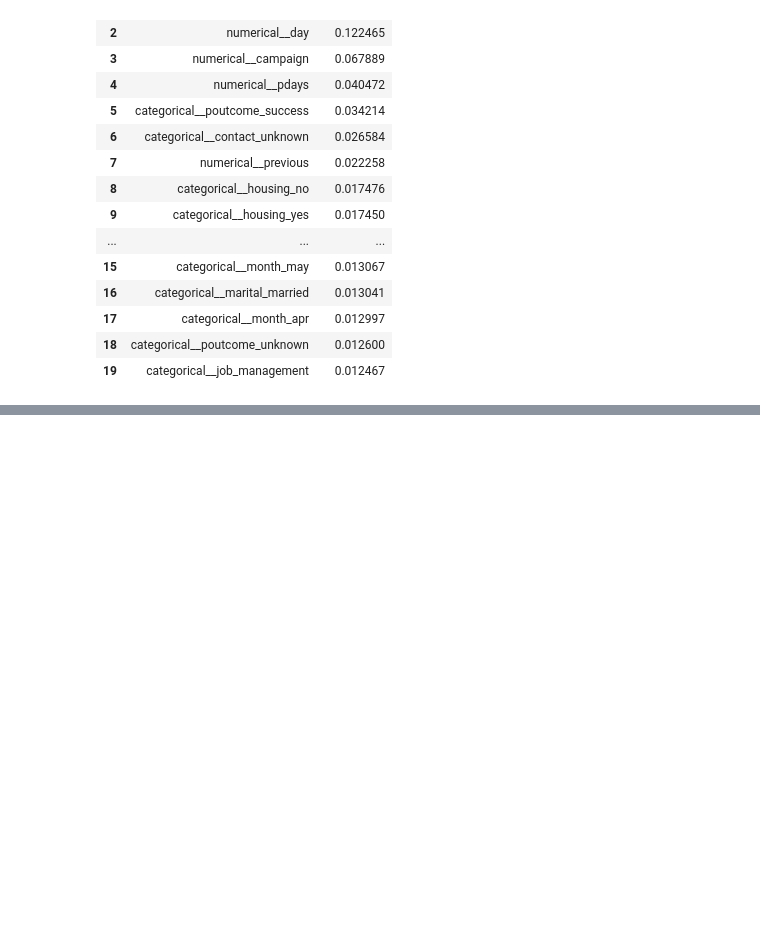
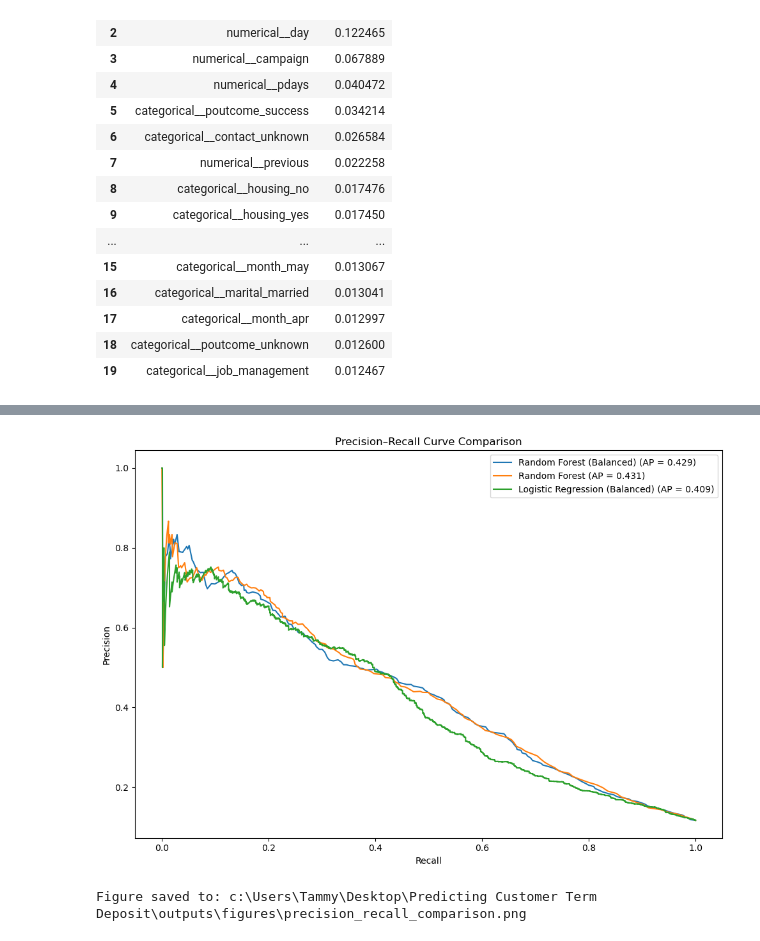
Before and after one commit to Tam-Davies/Predicting-Customer-Term-Deposit-Subscription-Using-Supervised-Machine-Learning, a Jupyter notebook: notebooks/bank_marketing_classification.ipynb, the cells around one changed output, grey strips where cells are left out. Saved outputs shown, nothing was run; the diff lists cells and outputs as text; code cells hidden in the pictures; blank space fills up the shorter version.

```diff
--- a/notebooks/bank_marketing_classification.ipynb
+++ b/notebooks/bank_marketing_classification.ipynb
@@ -853,0 +966,66 @@ print(f"Figure saved to: {feature_plot_path}")
+# %%
+from sklearn.metrics import precision_recall_curve, average_precision_score
+
+plt.figure(figsize=(10, 7))
+
+pr_models = {
+    "Random Forest (Balanced)": (
+        weighted_models["Random Forest (Balanced)"],
+        X_test
+    ),
+    "Random Forest": (
+        models["Random Forest"],
+        X_test
+    ),
+    "Logistic Regression (Balanced)": (
+        weighted_models["Logistic Regression (Balanced)"],
+        X_test
+    )
+}
+
+for name, (model, X_eval) in pr_models.items():
+
+    probabilities = model.predict_proba(X_eval)[:, 1]
+
+    precision, recall, _ = precision_recall_curve(
+        y_test_encoded,
+        probabilities
+    )
+
+    average_precision = average_precision_score(
+        y_test_encoded,
+        probabilities
+    )
+
+    plt.plot(
+        recall,
+        precision,
+        label=f"{name} (AP = {average_precision:.3f})"
+    )
+
+plt.xlabel("Recall")
+plt.ylabel("Precision")
+plt.title("Precision–Recall Curve Comparison")
+
+plt.legend()
+plt.tight_layout()
+
+pr_plot_path = (
+    PROJECT_ROOT
+    / "outputs"
+    / "figures"
+    / "precision_recall_comparison.png"
+)
+
+plt.savefig(
+    pr_plot_path,
+    dpi=300,
+    bbox_inches="tight"
+)
+
+plt.show()
+
+print(f"Figure saved to: {pr_plot_path}")
+# %% [output]
+[figure, added]
+Figure saved to: c:\Users\Tammy\Desktop\Predicting Customer Term Deposit\outputs\figures\precision_recall_comparison.png
```
Also changed, not shown: parts of 9 cells of this notebook.
